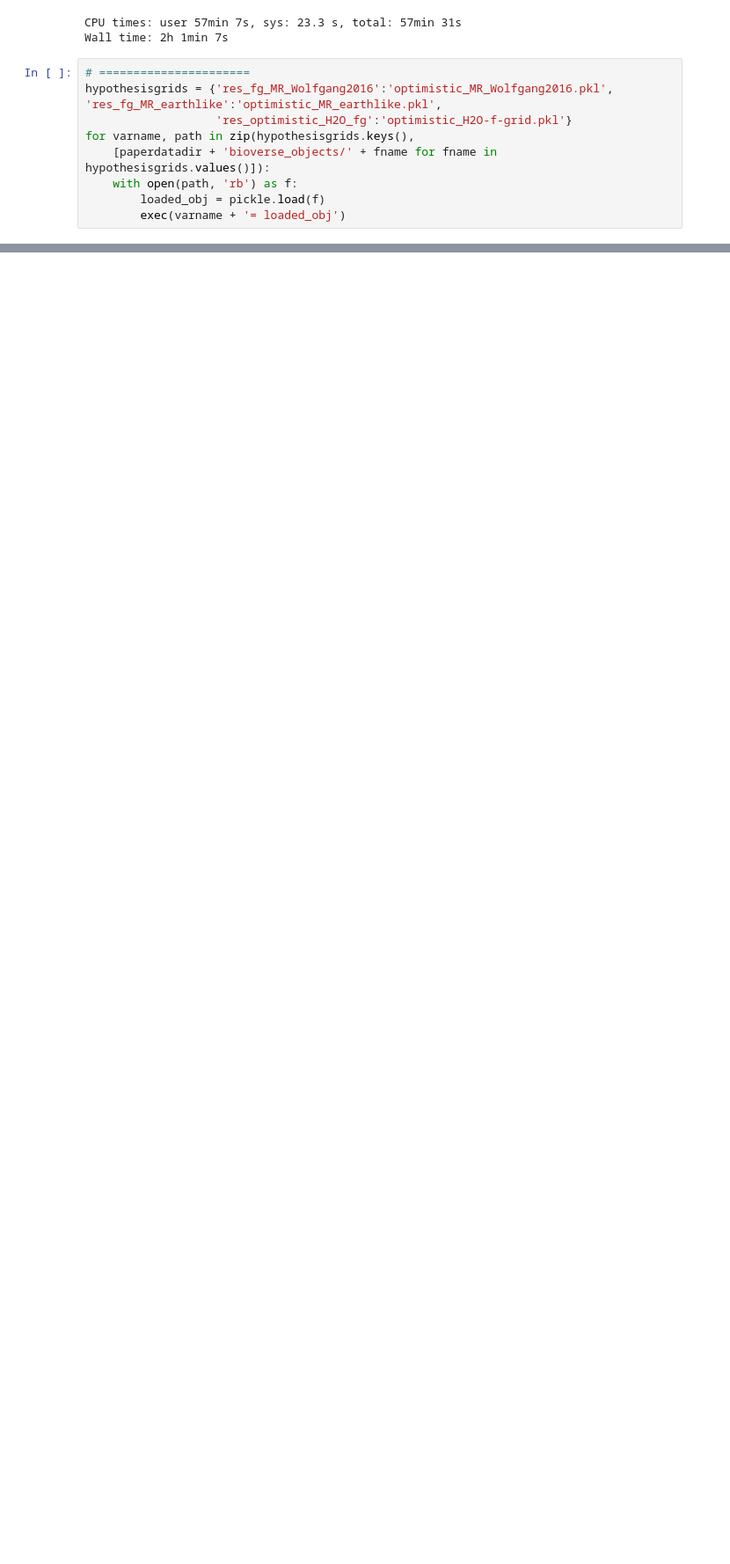
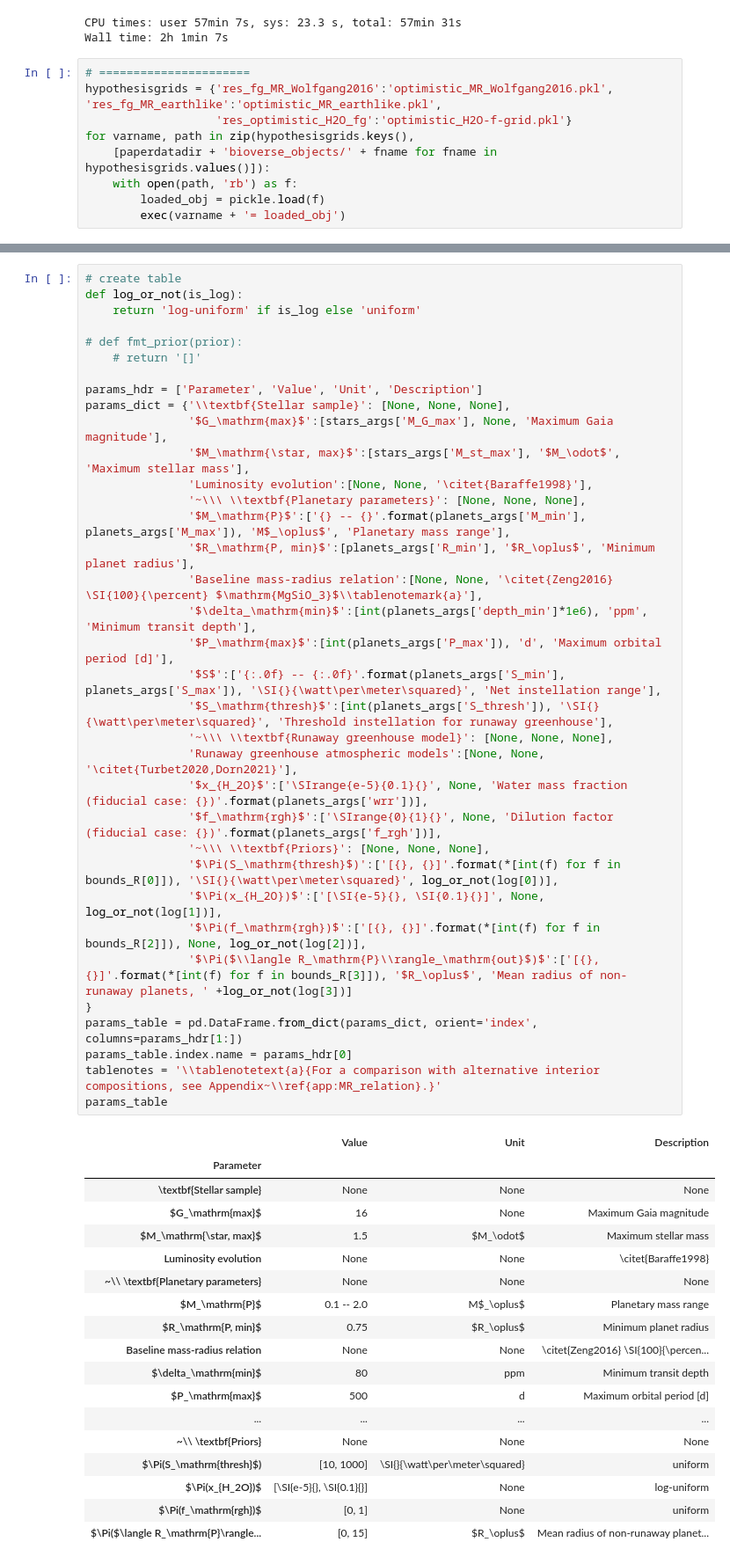
Before and after one commit to matiscke/hz-inner-edge-discontinuity, a Jupyter notebook: src/scripts/magmaocean.ipynb, the cells around one changed output, grey strips where cells are left out. Shown at 88% size. Drawn from its saved outputs; the diff is of its cells as text; blank space fills up the shorter version.

Commit message:
add a table with all key parameters and assumptions

```diff
--- a/src/scripts/magmaocean.ipynb
+++ b/src/scripts/magmaocean.ipynb
@@ -1861,0 +1864,54 @@ ax.get_figure().savefig(paths.static / 'MR-violins.pdf')
+# %%
+# create table
+def log_or_not(is_log):
+    return 'log-uniform' if is_log else 'uniform'
+
+# def fmt_prior(prior):
+    # return '[]'
+
+params_hdr = ['Parameter', 'Value', 'Unit', 'Description']
+params_dict = {'\\textbf{Stellar sample}': [None, None, None],
+               '$G_\mathrm{max}$':[stars_args['M_G_max'], None, 'Maximum Gaia magnitude'],
+               '$M_\mathrm{\star, max}$':[stars_args['M_st_max'], '$M_\odot$', 'Maximum stellar mass'],
+               'Luminosity evolution':[None, None, '\citet{Baraffe1998}'],
+               '~\\\ \\textbf{Planetary parameters}': [None, None, None],
+               '$M_\mathrm{P}$':['{} -- {}'.format(planets_args['M_min'], planets_args['M_max']), 'M$_\oplus$', 'Planetary mass range'],
+               '$R_\mathrm{P, min}$':[planets_args['R_min'], '$R_\oplus$', 'Minimum planet radius'],
+               'Baseline mass-radius relation':[None, None, '\citet{Zeng2016} \SI{100}{\percent} $\mathrm{MgSiO_3}$\\tablenotemark{a}'],
+               '$\delta_\mathrm{min}$':[int(planets_args['depth_min']*1e6), 'ppm', 'Minimum transit depth'],
+               '$P_\mathrm{max}$':[int(planets_args['P_max']), 'd', 'Maximum orbital period [d]'],
+               '$S$':['{:.0f} -- {:.0f}'.format(planets_args['S_min'], planets_args['S_max']), '\SI{}{\watt\per\meter\squared}', 'Net instellation range'],
+               '$S_\mathrm{thresh}$':[int(planets_args['S_thresh']), '\SI{}{\watt\per\meter\squared}', 'Threshold instellation for runaway greenhouse'],
+               '~\\\ \\textbf{Runaway greenhouse model}': [None, None, None],
+               'Runaway greenhouse atmospheric models':[None, None, '\citet{Turbet2020,Dorn2021}'],
+               '$x_{H_2O}$':['\SIrange{e-5}{0.1}{}', None, 'Water mass fraction (fiducial case: {})'.format(planets_args['wrr'])],
+               '$f_\mathrm{rgh}$':['\SIrange{0}{1}{}', None, 'Dilution factor (fiducial case: {})'.format(planets_args['f_rgh'])],
+               '~\\\ \\textbf{Priors}': [None, None, None],
+               '$\Pi(S_\mathrm{thresh}$)':['[{}, {}]'.format(*[int(f) for f in bounds_R[0]]), '\SI{}{\watt\per\meter\squared}', log_or_not(log[0])],
+               '$\Pi(x_{H_2O})$':['[\SI{e-5}{}, \SI{0.1}{}]', None, log_or_not(log[1])],
+               '$\Pi(f_\mathrm{rgh})$':['[{}, {}]'.format(*[int(f) for f in bounds_R[2]]), None, log_or_not(log[2])],
+               '$\Pi($\\langle R_\mathrm{P}\\rangle_\mathrm{out}$)$':['[{}, {}]'.format(*[int(f) for f in bounds_R[3]]), '$R_\oplus$', 'Mean radius of non-runaway planets, ' +log_or_not(log[3])]
+}
+params_table = pd.DataFrame.from_dict(params_dict, orient='index', columns=params_hdr[1:])
+params_table.index.name = params_hdr[0]
+tablenotes = '\\tablenotetext{a}{For a comparison with alternative interior compositions, see Appendix~\\ref{app:MR_relation}.}'
+params_table
+# %% [output]
+|  | Value | Unit | Description |
+| Parameter |  |  |  |
+| \textbf{Stellar sample} | None | None | None |
+| $G_\mathrm{max}$ | 16 | None | Maximum Gaia magnitude |
+| $M_\mathrm{\star, max}$ | 1.5 | $M_\odot$ | Maximum stellar mass |
+| Luminosity evolution | None | None | \citet{Baraffe1998} |
+| ~\\ \textbf{Planetary parameters} | None | None | None |
+| $M_\mathrm{P}$ | 0.1 -- 2.0 | M$_\oplus$ | Planetary mass range |
+| $R_\mathrm{P, min}$ | 0.75 | $R_\oplus$ | Minimum planet radius |
+| Baseline mass-radius relation | None | None | \citet{Zeng2016} \SI{100}{\percen... |
+| $\delta_\mathrm{min}$ | 80 | ppm | Minimum transit depth |
+| $P_\mathrm{max}$ | 500 | d | Maximum orbital period [d] |
+| ... | ... | ... | ... |
+| ~\\ \textbf{Priors} | None | None | None |
+| $\Pi(S_\mathrm{thresh}$) | [10, 1000] | \SI{}{\watt\per\meter\squared} | uniform |
+| $\Pi(x_{H_2O})$ | [\SI{e-5}{}, \SI{0.1}{}] | None | log-uniform |
+| $\Pi(f_\mathrm{rgh})$ | [0, 1] | None | uniform |
+| $\Pi($\langle R_\mathrm{P}\rangle... | [0, 15] | $R_\oplus$ | Mean radius of non-runaway planet... |
```
Also changed, not shown: parts of 3 cells of this notebook, 3 other files.
